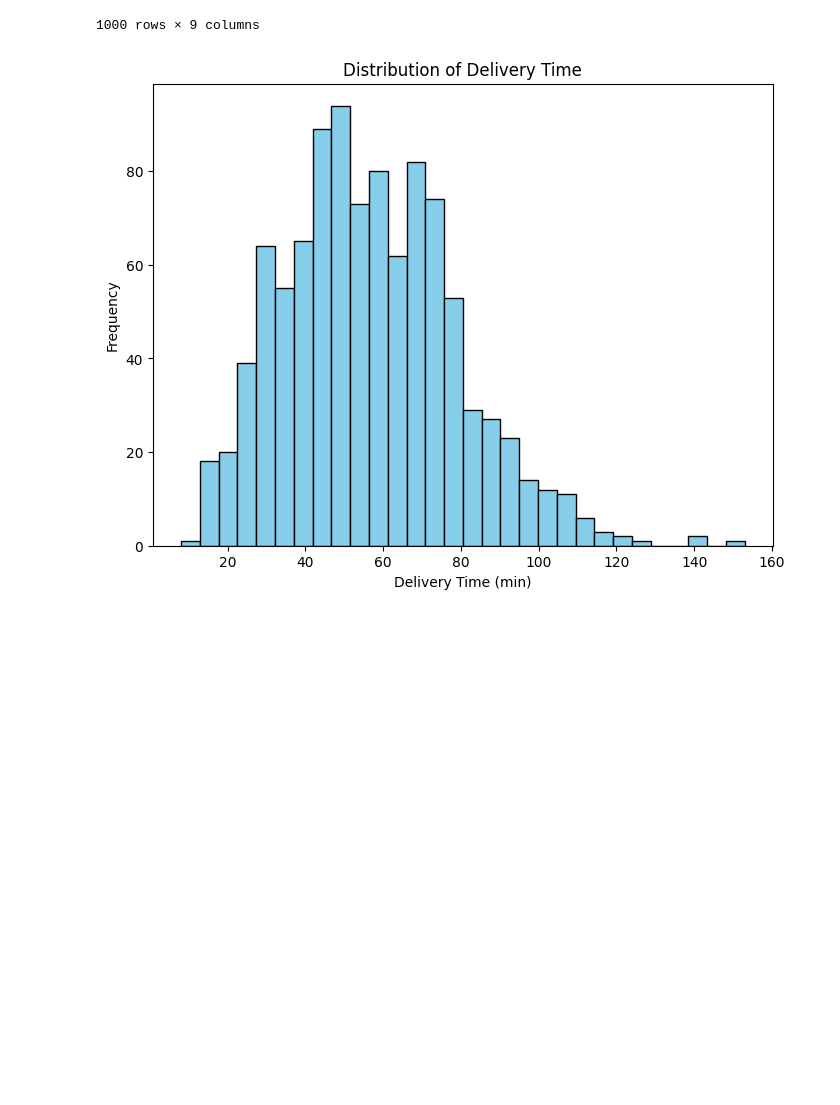
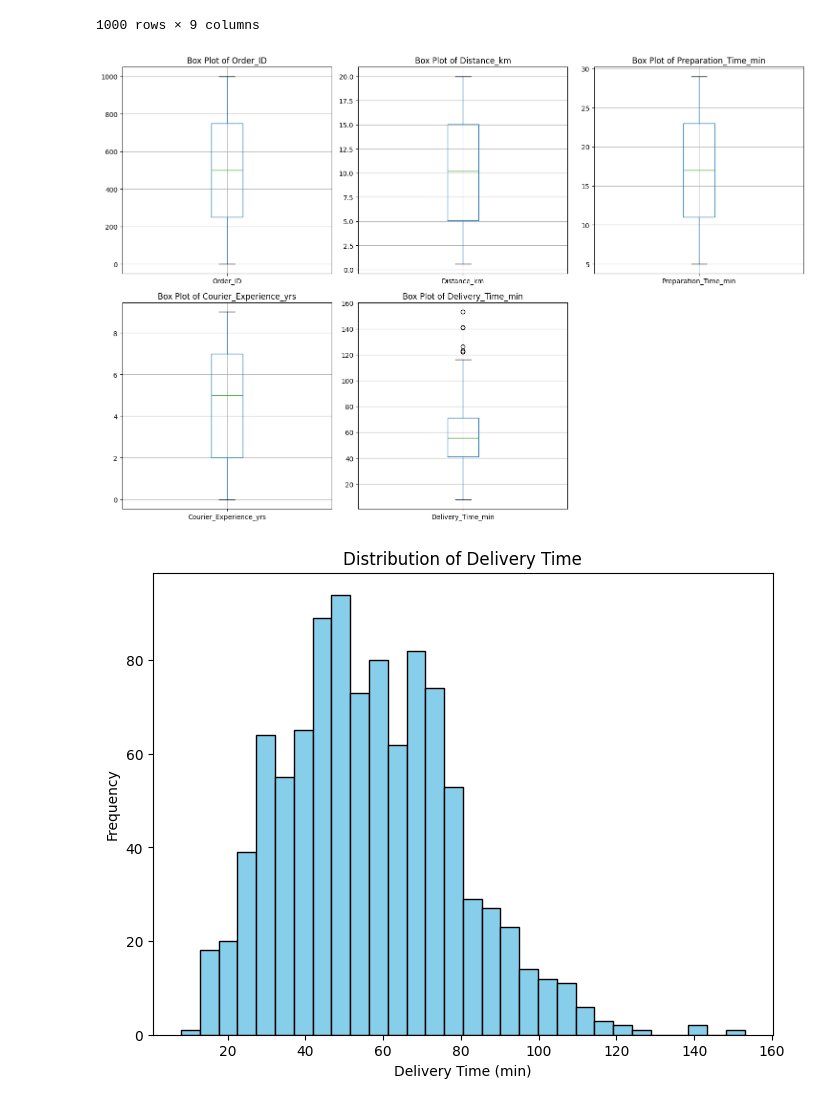
Before and after one commit to Umarthe1st/streamlit-delivery, a Jupyter notebook: gradient_boost .ipynb, the cells around one changed output. Drawn from its saved outputs; the diff is of its cells as text; code cells hidden in the pictures; blank space fills up the shorter version.

```diff
--- a/gradient_boost .ipynb
+++ b/gradient_boost .ipynb
@@ -29,16 +30,16 @@ df
 1000 rows × 9 columns
 # %%
 
-# # Select numerical columns
-# numerical_columns = df.select_dtypes(include=['float64', 'int64']).columns
+numerical_columns = df.select_dtypes(include=['float64', 'int64']).columns
 
-# # Generate box plots for numerical columns to detect outliers
-# plt.figure(figsize=(15, 10))
-# for i, col in enumerate(numerical_columns, 1):
-#     plt.subplot(2, (len(numerical_columns) + 1) // 2, i)
-#     df.boxplot(column=col)
-#     plt.title(f'Box Plot of {col}')
+plt.figure(figsize=(15, 10))
+for i, col in enumerate(numerical_columns, 1):
+    plt.subplot(2, (len(numerical_columns) + 1) // 2, i)
+    df.boxplot(column=col)
+    plt.title(f'Box Plot of {col}')
 
-# plt.tight_layout()
-# plt.show()
+plt.tight_layout()
+plt.show()
+# %% [output]
+[figure, added]
 # %%
```
Also changed, not shown: parts of 6 cells of this notebook, 1 other file.
